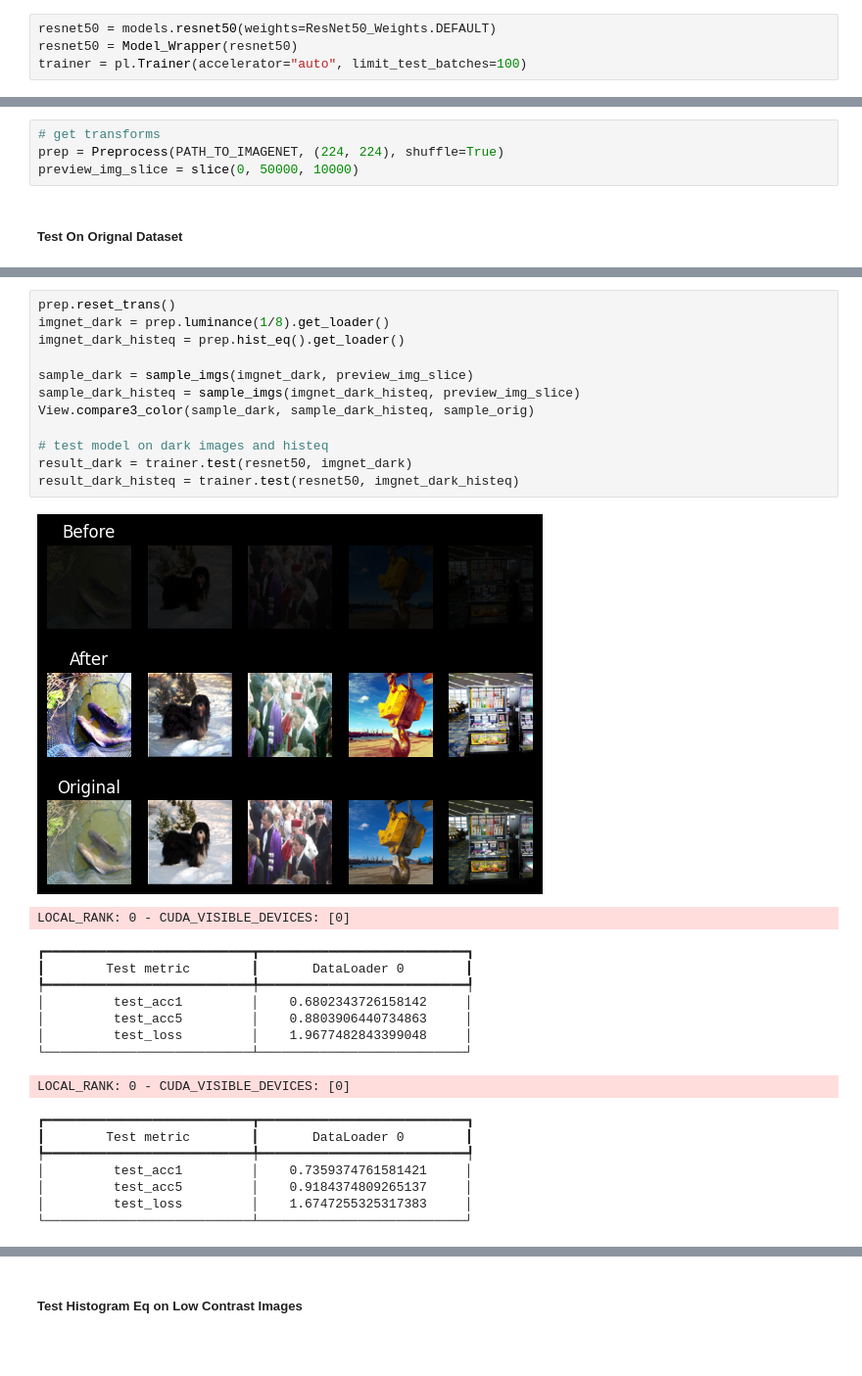
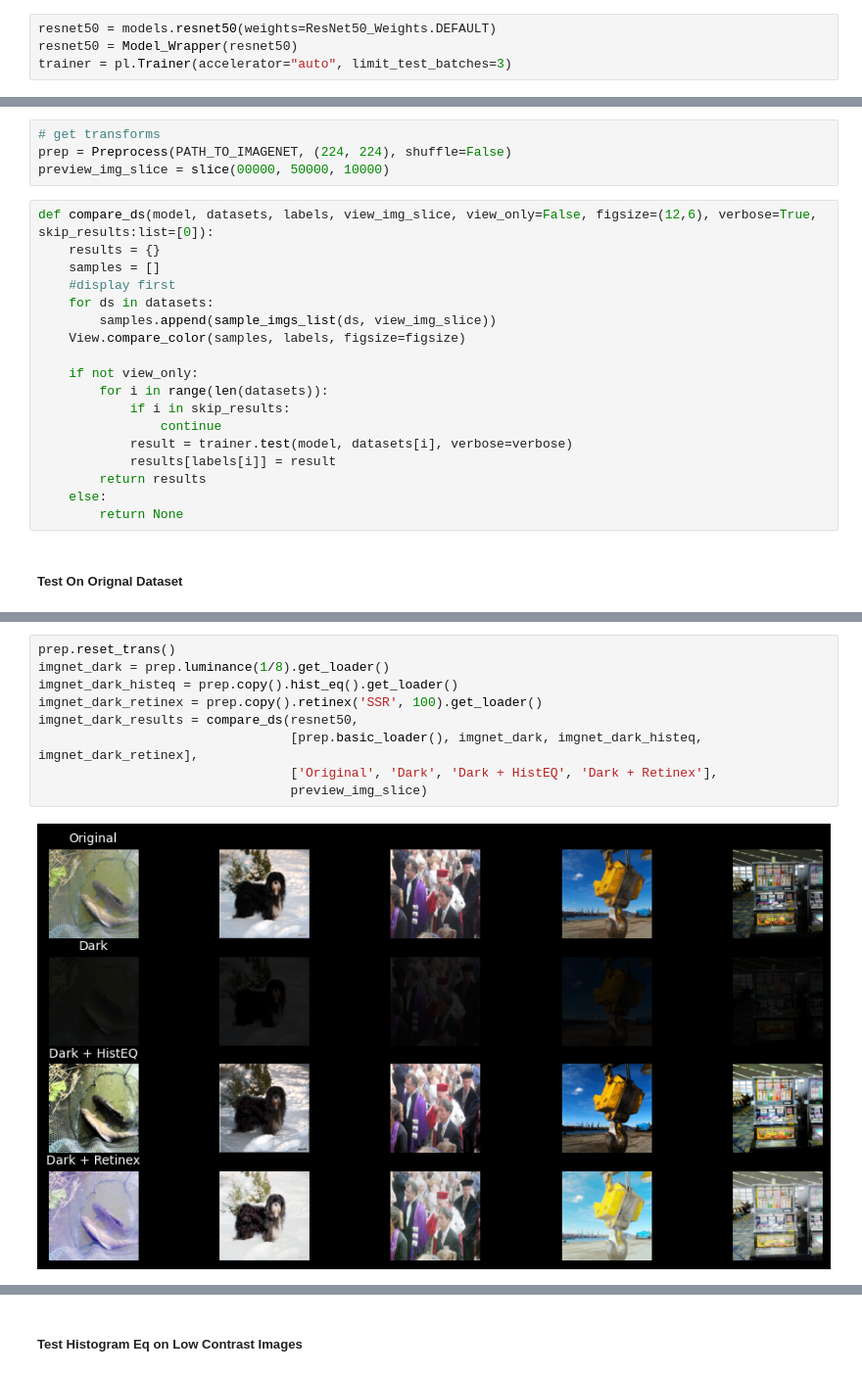
Before and after one commit to jjsuperpower/FIND, a Jupyter notebook: test_model.ipynb, the cells around one changed output, grey strips where cells are left out. Shown at 98% size. Drawn from its saved outputs; the diff is of its cells as text; blank space fills up the shorter version.

```diff
--- a/test_model.ipynb
+++ b/test_model.ipynb
@@ -21,7 +18,7 @@ NUM_IMG_EVAL = 10000
 # %%
 resnet50 = models.resnet50(weights=ResNet50_Weights.DEFAULT)
 resnet50 = Model_Wrapper(resnet50)
-trainer = pl.Trainer(accelerator="auto", limit_test_batches=100)
+trainer = pl.Trainer(accelerator="auto", limit_test_batches=3)
 # %% [output]
 GPU available: True (cuda), used: True
 TPU available: False, using: 0 TPU cores
@@ -29,8 +26,26 @@ IPU available: False, using: 0 IPUs
 HPU available: False, using: 0 HPUs
 # %%
 # get transforms
-prep = Preprocess(PATH_TO_IMAGENET, (224, 224), shuffle=True)
-preview_img_slice = slice(0, 50000, 10000)
+prep = Preprocess(PATH_TO_IMAGENET, (224, 224), shuffle=False)
+preview_img_slice = slice(00000, 50000, 10000)
+# %%
+def compare_ds(model, datasets, labels, view_img_slice, view_only=False, figsize=(12,6), verbose=True, skip_results:list=[0]):
+    results = {}
+    samples = []
+    #display first
+    for ds in datasets:
+        samples.append(sample_imgs_list(ds, view_img_slice))
+    View.compare_color(samples, labels, figsize=figsize)
+
+    if not view_only:
+        for i in range(len(datasets)):
+            if i in skip_results:
+                continue
+            result = trainer.test(model, datasets[i], verbose=verbose)
+            results[labels[i]] = result
+        return results
+    else:
+        return None
 # %% [markdown]
 ##### Test On Orignal Dataset
 # %%
@@ -60,30 +75,11 @@ To enable them in other operations, rebuild TensorFlow with the appropriate comp
-# %%
-prep.reset_trans()
-imgnet_dark = prep.luminance(1/8).get_loader()
-imgnet_dark_histeq = prep.hist_eq().get_loader()
-
-sample_dark = sample_imgs(imgnet_dark, preview_img_slice)
-sample_dark_histeq = sample_imgs(imgnet_dark_histeq, preview_img_slice)
-View.compare3_color(sample_dark, sample_dark_histeq, sample_orig)
-
-# test model on dark images and histeq
-result_dark = trainer.test(resnet50, imgnet_dark)
-result_dark_histeq = trainer.test(resnet50, imgnet_dark_histeq)
-# %% [output]
-[figure, removed]
-LOCAL_RANK: 0 - CUDA_VISIBLE_DEVICES: [0]
-┏━━━━━━━━━━━━━━━━━━━━━━━━━━━┳━━━━━━━━━━━━━━━━━━━━━━━━━━━┓
-┃        Test metric        ┃       DataLoader 0        ┃
-┡━━━━━━━━━━━━━━━━━━━━━━━━━━━╇━━━━━━━━━━━━━━━━━━━━━━━━━━━┩
-│         test_acc1         │    0.6802343726158142     │
-│         test_acc5         │    0.8803906440734863     │
-│         test_loss         │    1.9677482843399048     │
-└───────────────────────────┴───────────────────────────┘
-LOCAL_RANK: 0 - CUDA_VISIBLE_DEVICES: [0]
-┏━━━━━━━━━━━━━━━━━━━━━━━━━━━┳━━━━━━━━━━━━━━━━━━━━━━━━━━━┓
-┃        Test metric        ┃       DataLoader 0        ┃
-┡━━━━━━━━━━━━━━━━━━━━━━━━━━━╇━━━━━━━━━━━━━━━━━━━━━━━━━━━┩
-│         test_acc1         │    0.7359374761581421     │
-│         test_acc5         │    0.9184374809265137     │
-│         test_loss         │    1.6747255325317383     │
-└───────────────────────────┴───────────────────────────┘
+# %%
+prep.reset_trans()
+imgnet_dark = prep.luminance(1/8).get_loader()
+imgnet_dark_histeq = prep.copy().hist_eq().get_loader()
+imgnet_dark_retinex = prep.copy().retinex('SSR', 100).get_loader()
+imgnet_dark_results = compare_ds(resnet50,
+                                 [prep.basic_loader(), imgnet_dark, imgnet_dark_histeq, imgnet_dark_retinex],
+                                 ['Original', 'Dark', 'Dark + HistEQ', 'Dark + Retinex'],
+                                 preview_img_slice)
+# %% [output]
+[figure, added]
```
Also changed, not shown: parts of 17 cells of this notebook, 1 other file.
